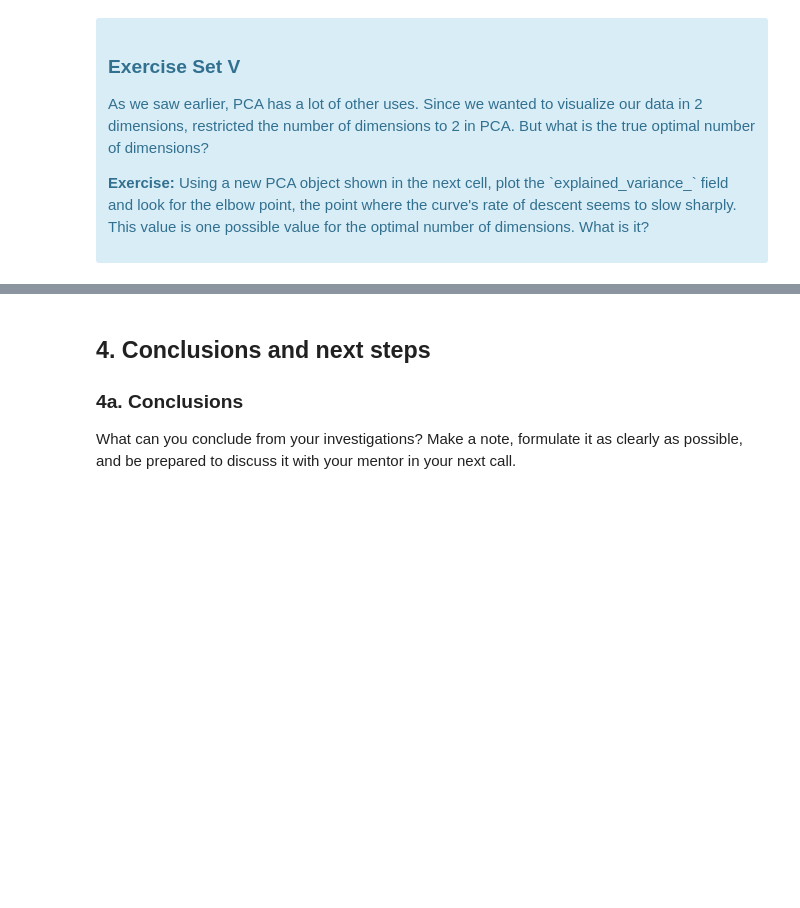
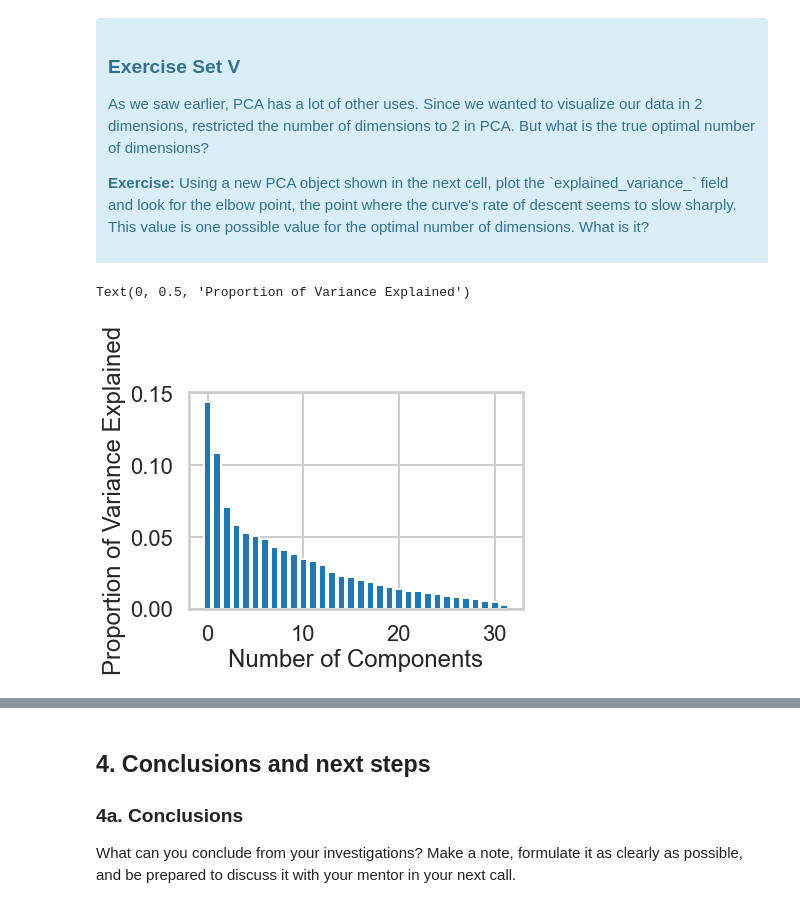
Before and after one commit to nehapatnaik2/Unsupervised-Machine-Learning--Clustering, a Jupyter notebook: Clustering Case Study - Customer Segmentation with K-Means - Tier 3.ipynb, the cells around one changed output, grey strips where cells are left out. Cells and saved outputs as stored; diff of their text form; code cells hidden in the pictures; blank space fills up the shorter version.

```diff
--- a/Clustering Case Study - Customer Segmentation with K-Means - Tier 3.ipynb
+++ b/Clustering Case Study - Customer Segmentation with K-Means - Tier 3.ipynb
@@ -375,8 +423,14 @@ What we've done is we've taken those columns of 0/1 indicator variables, and we'
 # %%
 #your turn
 # Initialize a new PCA model with a default number of components.
 import sklearn.decomposition
 pca = sklearn.decomposition.PCA()
 pca.fit(X)
-
+features = range(pca.n_components_)
+plt.bar(features, pca.explained_variance_ratio_)
 # Do the rest on your own :)
+plt.xlabel("Number of Components")
+plt.ylabel("Proportion of Variance Explained")
+# %% [output]
+Text(0, 0.5, 'Proportion of Variance Explained')
+[figure, added]
```
Also changed, not shown: parts of 14 cells of this notebook.
